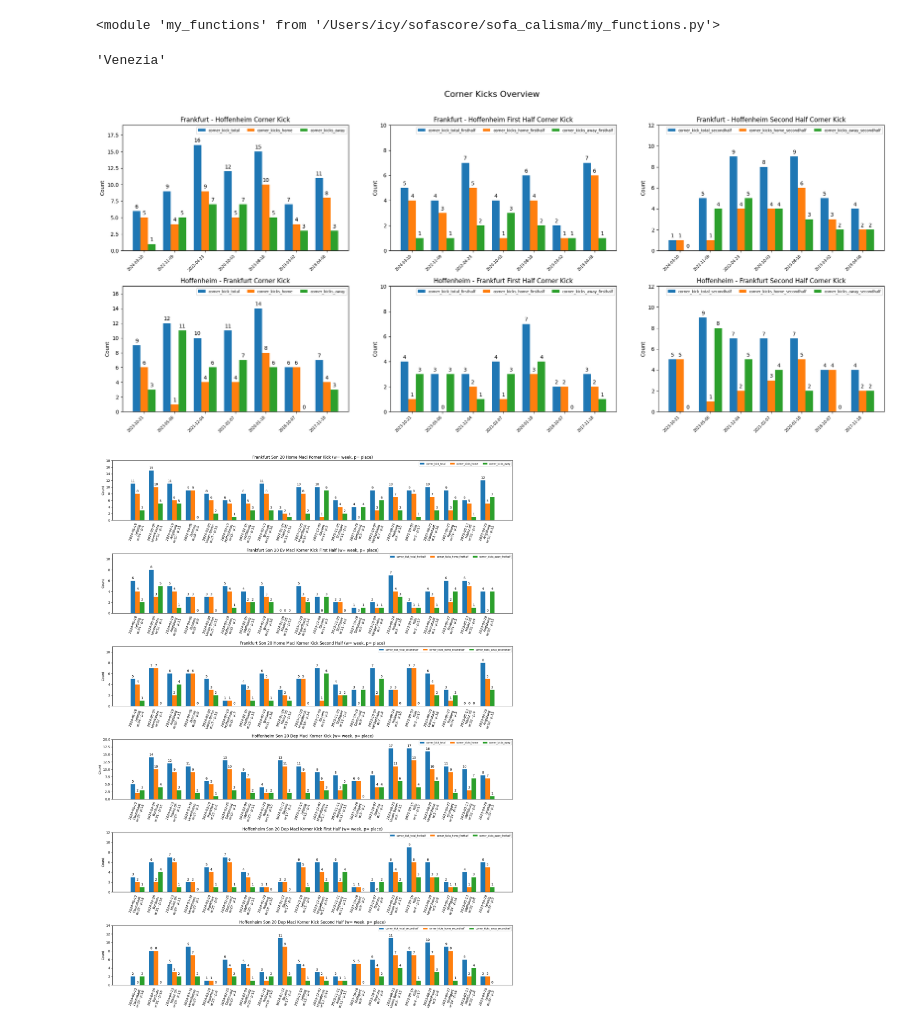
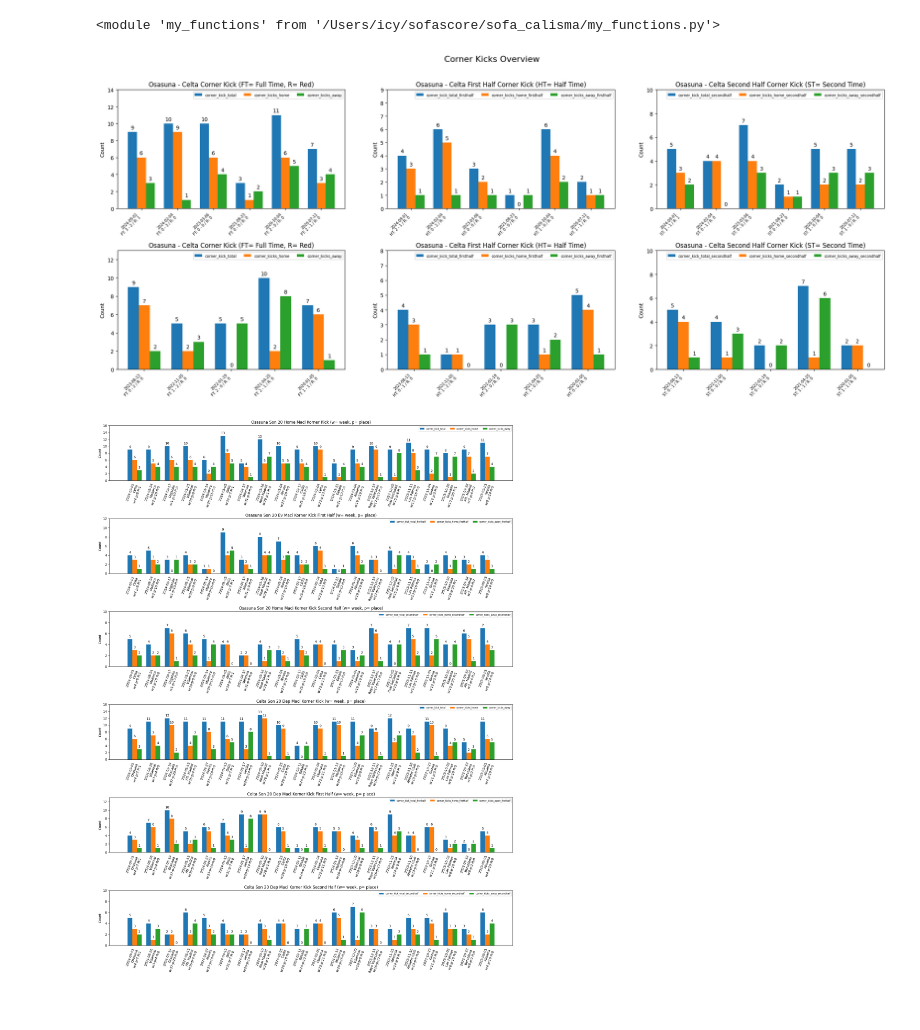
Before and after one commit to jesustr/sofa_calisma, a Jupyter notebook: calisma.ipynb, the cells around one changed output. Cells and saved outputs as stored; diff of their text form; code cells hidden in the pictures.

```diff
--- a/calisma.ipynb
+++ b/calisma.ipynb
@@ -11,6 +8,2 @@ importlib.reload(my_functions) #-> function u her defasında yeniden yükler yap
 # %% [output]
 <module 'my_functions' from '/Users/icy/sofascore/sofa_calisma/my_functions.py'>
-# %%
-df[df.home_team == 'Venezia']['home_team'].values[0]
-# %% [output]
-'Venezia'
@@ -20,5 +10,12 @@ away_team = 'Hoffenheim'
+# %%
+home_team = 'Osasuna'
+away_team = 'Celta'
+max_home_sira= 8
+min_home_sira= 2
+max_away_sira= 5
+min_away_sira= 1
 # %%
-corner(home_team= home_team, away_team= away_team, period= 1, max_home_sira=11, min_home_sira=6 , max_away_sira=11, min_away_sira=1)
+corner(home_team= home_team, away_team= away_team, period= 1, max_home_sira=max_home_sira, min_home_sira=min_home_sira, max_away_sira=max_away_sira, min_away_sira=min_away_sira)
 # %% [output]
-[figure, old version]
+[figure, new version]
-[figure, old version]
+[figure, new version]
```
Also changed, not shown: parts of 22 cells of this notebook, 7 other files.
